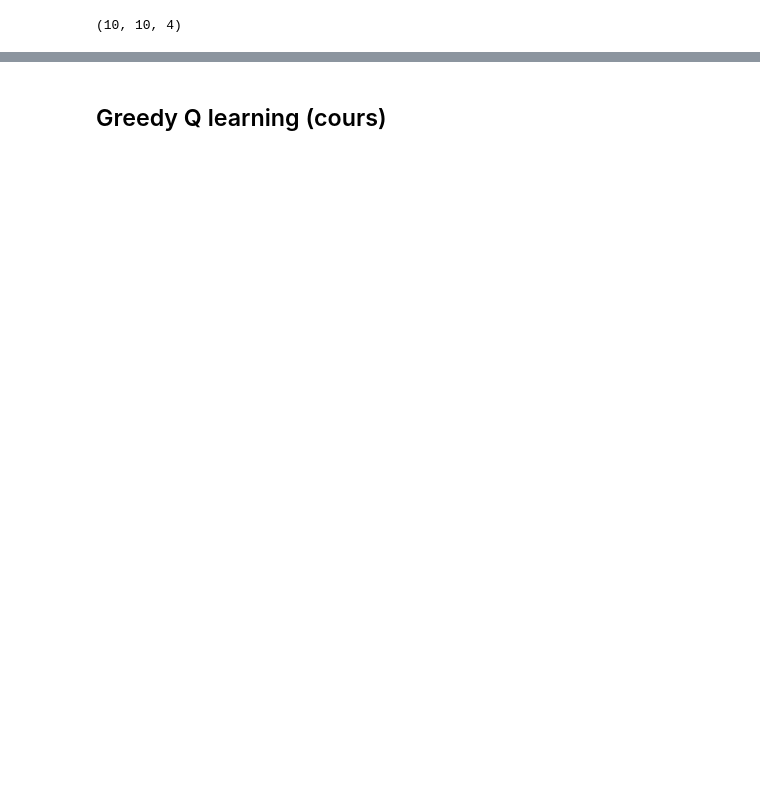
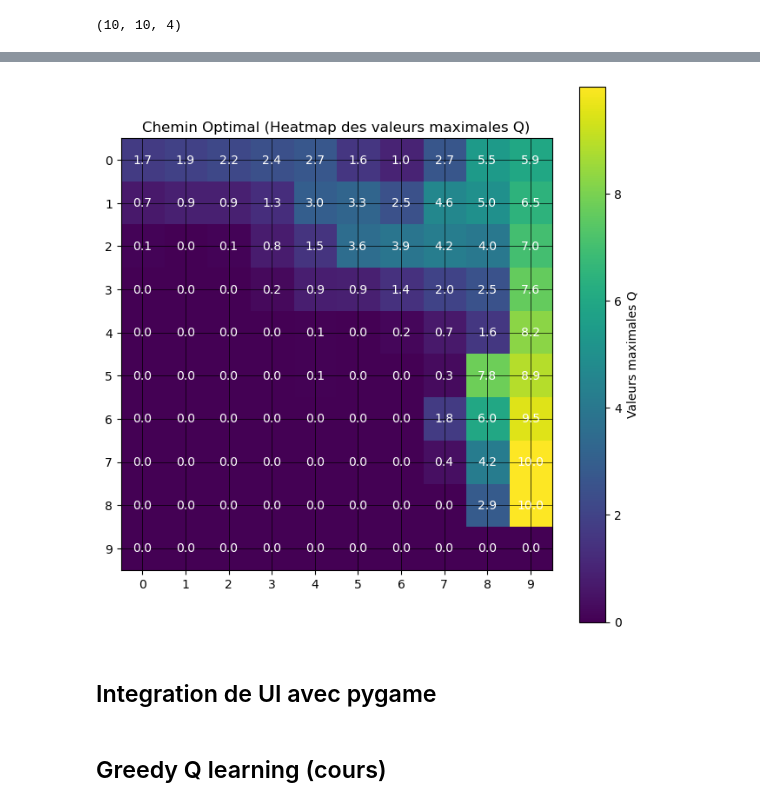
Before and after one commit to ourahma/Q_Learning, a Jupyter notebook: setup_env.ipynb, the cells around one changed output, grey strips where cells are left out. Cells and saved outputs as stored; diff of their text form; code cells hidden in the pictures; blank space fills up the shorter version.

```diff
--- a/setup_env.ipynb
+++ b/setup_env.ipynb
@@ -165,0 +216,28 @@ visualize_path(env, valid_path)
+# %%
+# Fonction pour visualiser les valeurs optimales (max(Q))
+def visualize_optimal_path(Q_table):
+    # Calculer les valeurs maximales de Q pour chaque état
+    optimal_values = np.max(Q_table, axis=2)
+
+    # Créer une heatmap pour représenter les valeurs maximales
+    plt.figure(figsize=(8, 8))
+    plt.imshow(optimal_values, cmap="viridis", origin="upper", interpolation="none")
+
+    # Afficher les valeurs dans chaque cellule
+    for x in range(optimal_values.shape[0]):
+        for y in range(optimal_values.shape[1]):
+            plt.text(y, x, f"{optimal_values[x, y]:.1f}", ha="center", va="center", color="white")
+
+    plt.title("Chemin Optimal (Heatmap des valeurs maximales Q)")
+    plt.colorbar(label="Valeurs maximales Q")
+    plt.xticks(range(optimal_values.shape[1]))
+    plt.yticks(range(optimal_values.shape[0]))
+    plt.grid(color='black', linestyle='-', linewidth=0.5)
+    plt.show()
+
+# Visualiser la heatmap des valeurs optimales
+visualize_optimal_path(q_table)
+# %% [output]
+[figure, added]
+# %% [markdown]
+## Integration de UI avec pygame
```
Also changed, not shown: parts of 9 cells of this notebook, 1 other file.
